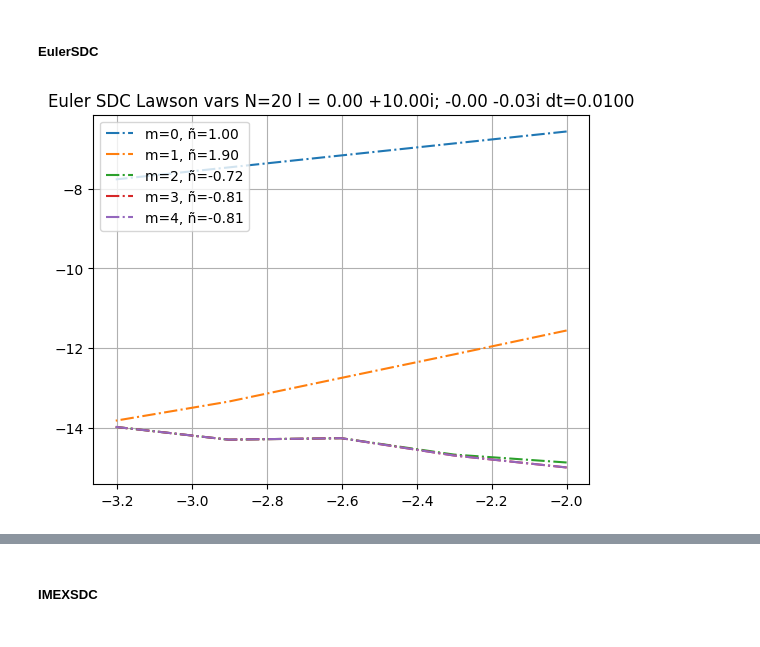
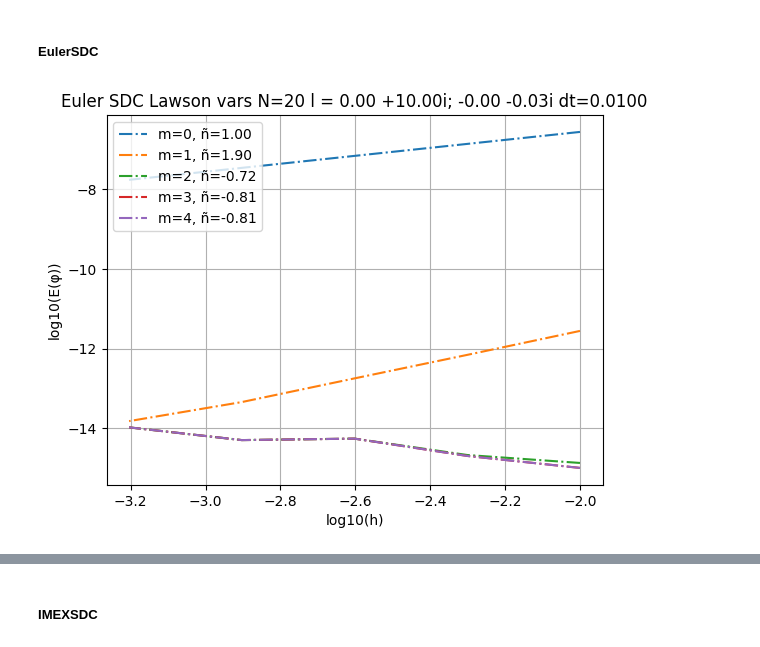
Before and after one commit to BoriskovaLiza/masterarbeit, a Jupyter notebook: prototype/convergence_rates.ipynb, the cells around one changed output, grey strips where cells are left out. Drawn from its saved outputs; the diff is of its cells as text; code cells hidden in the pictures.

```diff
--- a/prototype/convergence_rates.ipynb
+++ b/prototype/convergence_rates.ipynb
@@ -18,26 +18,28 @@ uv = np.zeros((steps), dtype=np.cfloat)
 # %%
 # with Lawson reformulation
 l1, l2 = 0. + 10.j, -0.03j
 uv0 = u0 * np.exp(-t0 * l1)
 
 N, M, folds = 20, 5, 5
 fv = lambda t, x : x * l2
 
 errors = np.zeros((M, folds), dtype="complex128")
 
 for m in range(M):
     # errors in Lawson vars
     errors[m], tau = mySDC.benchmark(mySDC.Euler_SDC, (N, m, t, uv0, [fv]), lambda tt: np.exp(l2 * tt), folds, False)
     # error on u(t)
     errors[m] *= np.exp(tau * l1)
     # plot slopes
     slope, _ = np.polyfit(np.log10(tau), np.log10(errors[m]), 1)
     plt.plot(np.log10(tau), np.log10(errors[m]), label='m=%d, ñ=%.2f' % (m, slope.real), linestyle="-.")
 plt.title('Euler SDC Lawson vars N=%d l = %.2f %+.2fi; %.2f %+.2fi dt=%.4f' % (N, l1.real, l1.imag, l2.real, l2.imag, timestep))
 plt.legend(loc=2)
+plt.xlabel("log10(h)")
+plt.ylabel("log10(E(φ))")
 plt.grid()
 # %% [output]
-[figure, old version]
+[figure, new version]
 # %%
 # direct Euler SDC
 l1, l2 = 0. + 10.j, -0.03j
```
Also changed, not shown: parts of 5 cells of this notebook.
